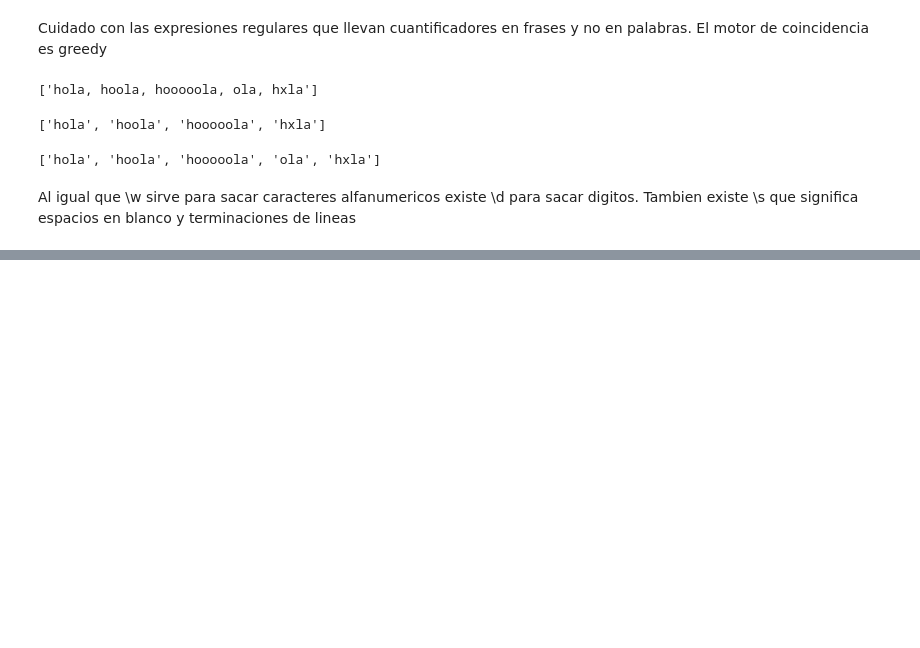
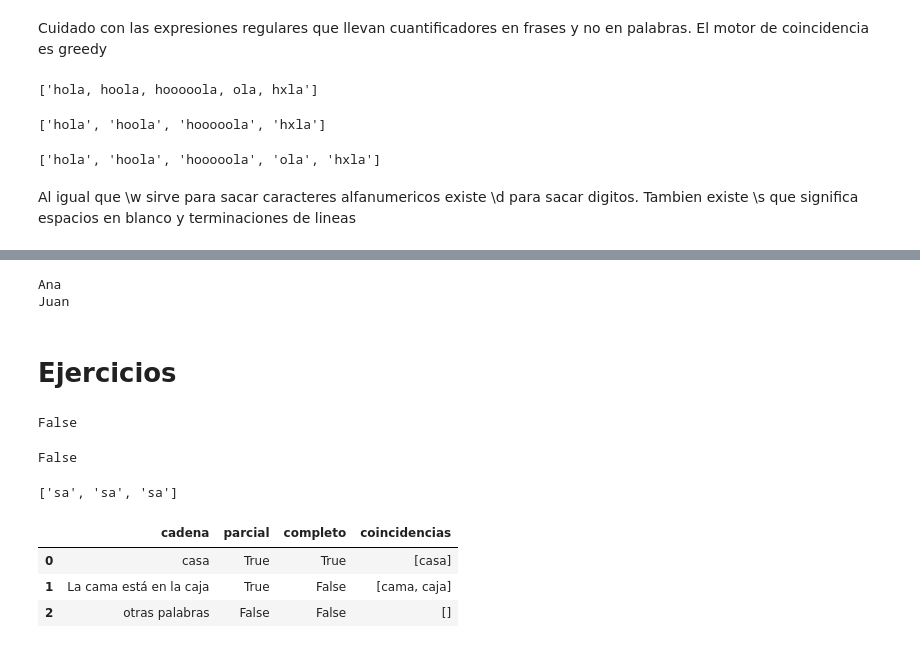
Before and after one commit to martinbedia/mineria, a Jupyter notebook: 24oct.ipynb, the cells around one changed output, grey strips where cells are left out. Cells and saved outputs as stored; diff of their text form; code cells hidden in the pictures; blank space fills up the shorter version.

```diff
--- a/24oct.ipynb
+++ b/24oct.ipynb
@@ -383,0 +402,78 @@ Al igual que \w sirve para sacar caracteres alfanumericos existe \d para sacar d
+# %%
+regex = r'(\w+)\s(\w+)'   # palabra espacio palabra
+texto = 'Hola Ana, buenas Juan'
+coincidencias = re.finditer(regex, texto)
+for coincidencia in coincidencias:
+  print(coincidencia.group(2))      # bien para las fechas lo del group
+# %% [output]
+Ana
+Juan
+# %% [markdown]
+# Ejercicios
+# %%
+# define una funcion coincide_completamente_con_regex(regex,cadena) que devuelve True si cadena coincide completamente con la regex y False en caso contrario
+
+def coincide_completamente_con_regex(regex,cadena):
+  return bool(re.fullmatch(regex,cadena))
+
+coincide_completamente_con_regex('mar', 'marea')
+# %% [output]
+False
+# %%
+# define una funcion 'contiene_regex(regex,cadena) que devuelva True si cadena contiene regex y False en caso contrario
+
+def contiene_regex (regex,cadena):
+  return bool(re.search(regex,cadena))
+
+
+contiene_regex('me','encimera')  # True
+contiene_regex('me','camion')    # False
+# %% [output]
+False
+# %%
+# define una funcion encontrar_coincidencias(regex,cadena) que devuelva una lista con las subcadenas de cadena que coincidan con la regex
+
+def encontrar_coincidencias(regex,cadena):
+    return re.findall(regex,cadena)
+
+
+encontrar_coincidencias('sa','El sapo sabe mucho de sabores')   # para que salga la palabra completa lo que hay que cambiar es la regex, ponerle un '+' por ejemplo?
+# %% [output]
+['sa', 'sa', 'sa']
+# %%
+# define una funcion evaluar_regex() que devuelve un DataFrame con las columnas cadena, parcial (si contiene la regex en subcadena),
+# total (si coincide completamente con la regex), coincide (con la lista de coincidencias)
+
+import numpy as np
+
+def evaluar_regex(regex,cadenas):
+  coincide_parcialmente = np.empty(len(cadenas),dtype=bool)
+  coincide_completamente = np.empty(len(cadenas),dtype=bool)
+  coincide = []
+
+  for i in range(len(cadenas)):
+    cadena = cadenas [i]
+    # evaluar la cadena
+    coincide_parcialmente[i] = contiene_regex(regex,cadena)
+    coincide_completamente[i] = coincide_completamente_con_regex(regex, cadena)
+    coincide.append(encontrar_coincidencias(regex,cadena))
+
+  df = pd.DataFrame({
+        'cadena': cadenas,
+        'parcial': coincide_parcialmente,
+        'completo': coincide_completamente,
+        'coincidencias': coincide
+    })
+  return df
+
+
+evaluar_regex('ca.a',['casa','La cama está en la caja','otras palabras'])
+# cadena
+# coincide parcialmente (parcial)
+# coincide completamente (completo)
+# coincidencia
+# %% [output]
+|  | cadena | parcial | completo | coincidencias |
+| 0 | casa | True | True | [casa] |
+| 1 | La cama está en la caja | True | False | [cama, caja] |
+| 2 | otras palabras | False | False | [] |
```
Also changed, not shown: parts of 5 cells of this notebook.
